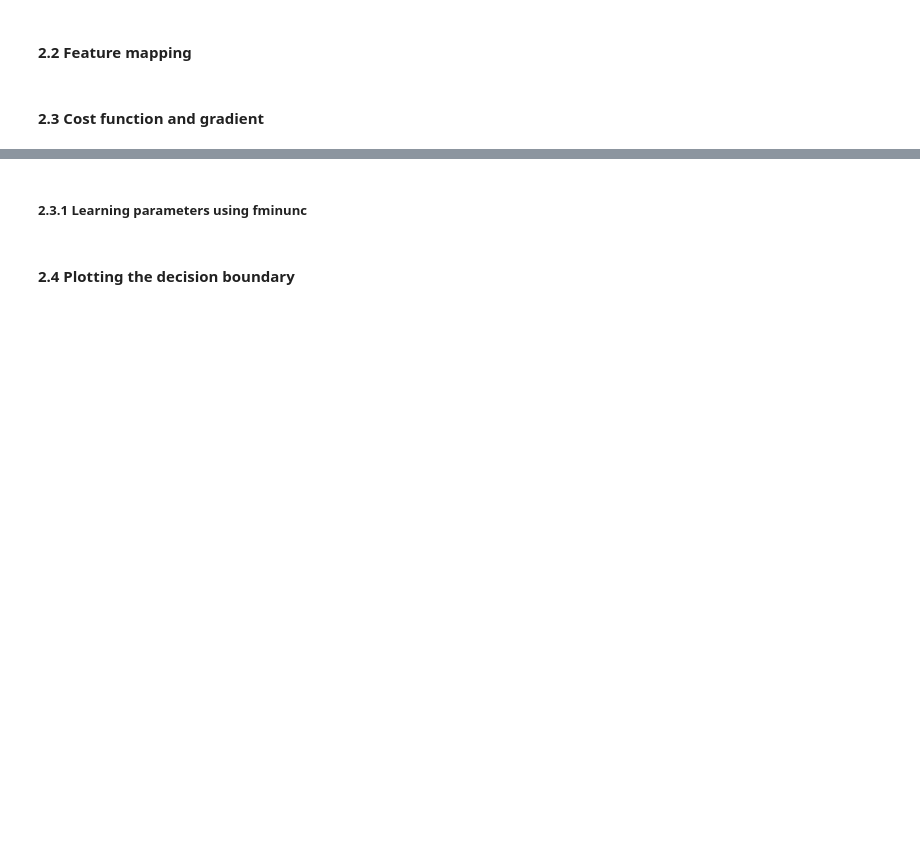
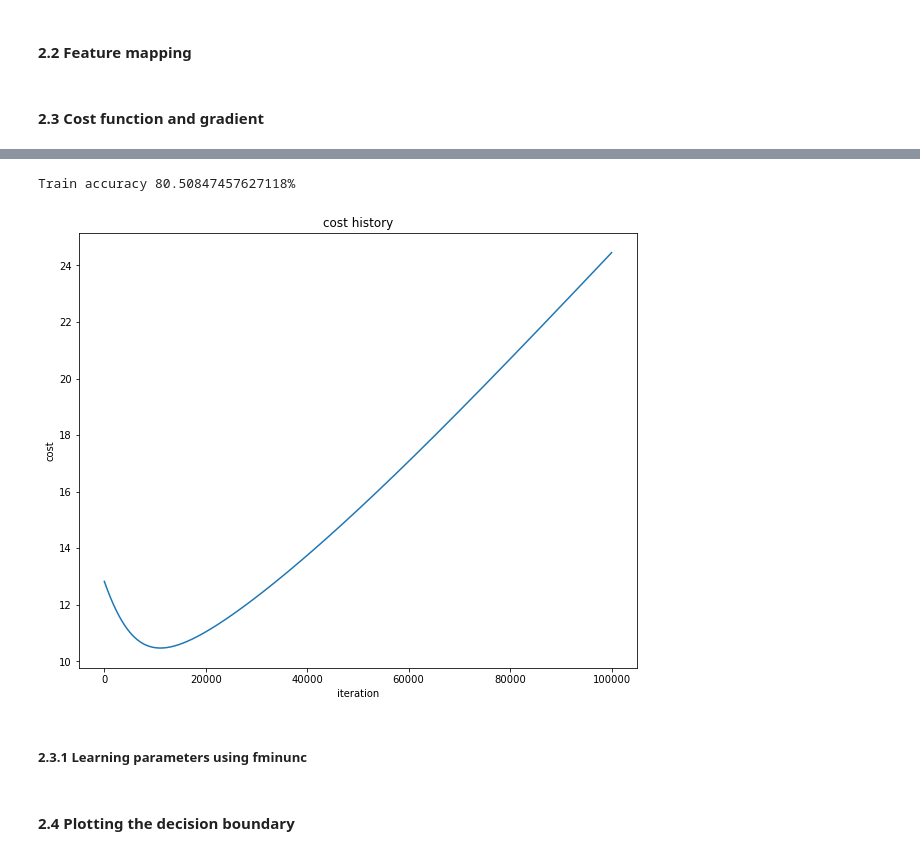
Before and after one commit to kymkh0902/studyroom, a Jupyter notebook: Lecture/Machine learning/Code/ex2/ex2 _answer.ipynb, the cells around one changed output, grey strips where cells are left out. Cells and saved outputs as stored; diff of their text form; code cells hidden in the pictures; blank space fills up the shorter version.

```diff
--- a/Lecture/Machine learning/Code/ex2/ex2 _answer.ipynb
+++ b/Lecture/Machine learning/Code/ex2/ex2 _answer.ipynb
@@ -60,7 +60,7 @@ def h(theta,X): #Logistic hypothesis function
     return sigmoid(np.dot(X,theta))
 
 #Cost function, default lambda (regularization) 0
-def computeCost(theta, X, y):
+def computeCost(theta, X, y, reg_lambda=0):
     """
     theta_start is an n- dimensional vector of initial theta guess
     X is matrix with n- columns and m- rows
@@ -71,7 +71,8 @@ def computeCost(theta, X, y):
     #note to self: *.shape is (rows, columns)
     cost_front = np.dot(y.T, np.log(h(theta, X)))
     cost_back = np.dot((1-y).T, np.log(1 - h(theta, X)))
-    cost_total = (-1/m) * np.sum(cost_front + cost_back)
+    cost_reg = reg_lambda * np.sum(theta[1:]**2)
+    cost_total = (-1/m) * (np.sum(cost_front + cost_back) - cost_reg)
     return cost_total
 # %%
 #Check that with theta as zeros, cost returns about 0.693:
@@ -82,13 +83,13 @@ computeCost(initial_theta,X,y)
 # %%
 iterations = 100000
 alpha = 0.001
-def descendGradient(X, theta = np.zeros((3,1))):
+def descendGradient(X, theta = np.zeros((3,1)), reg_lambda=0):
     # iteration 만큼 반복 예정. iterations : 1500으로 위에 지정되어 있음
     theta_history = []
     cost_history = []
     for k in range(iterations):
         tmp_theta = theta.copy() # copy 안 해주면 a = b 했을 때, a, b가 같은 값을 가리켜서 a를 변경했을 때 b도 변경되서 해줬다.
-        cost = computeCost(theta, X, y)
+        cost = computeCost(theta, X, y, reg_lambda)
         cost_history.append(cost)  # Cost 구해서 히스토리 기록
         theta_history.append(theta)   # theta 히스토리 기록
         grad = (1/m) * np.dot(X.T, (h(theta, X) -y))
@@ -317,3 +284,20 @@ computeCost(initial_theta,mappedX,y)
+# %%
+theta, theta_history, cost_history = descendGradient(mappedX, initial_theta, 100)
+# %%
+pred = predict(theta, mappedX)
+correct = np.sum(pred == y) / len(pred)
+print('Train accuracy {}%'.format(100 * correct))
+# %% [output]
+Train accuracy 80.50847457627118%
+# %%
+# cost 감소 그래프
+plt.plot(cost_history)
+plt.title('cost history')
+plt.xlabel('iteration')
+plt.ylabel('cost')
+plt.show()
+# %% [output]
+[figure, added]
 # %% [markdown]
 ##### 2.3.1 Learning parameters using fminunc
 # %%
```
Also changed, not shown: parts of 6 cells of this notebook.
